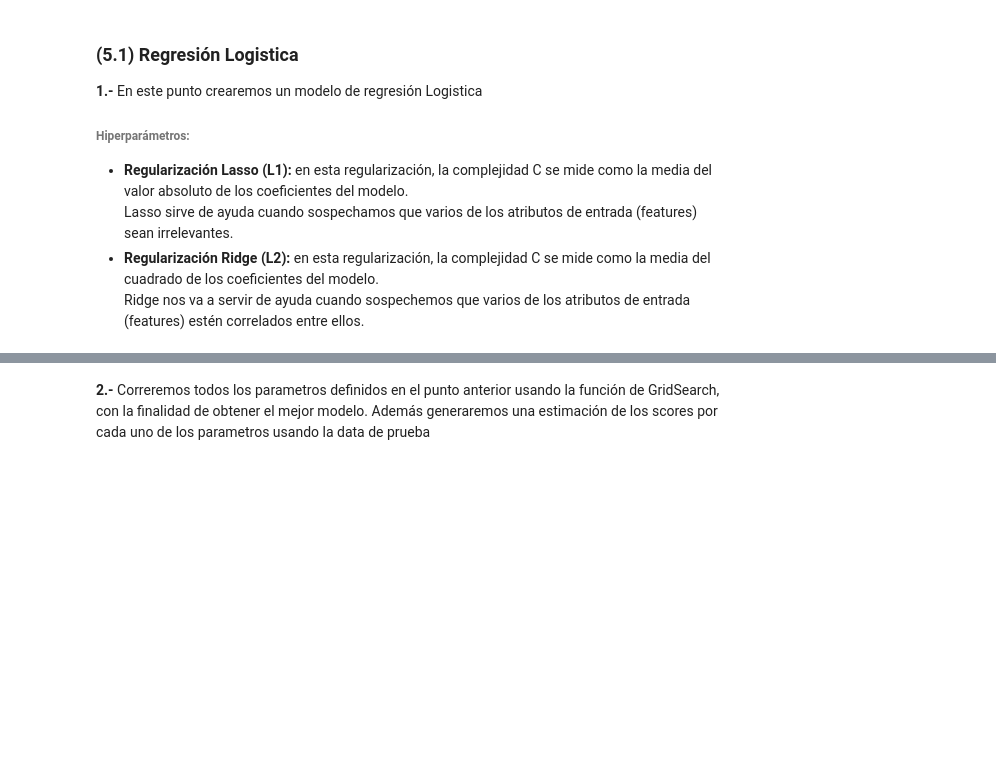
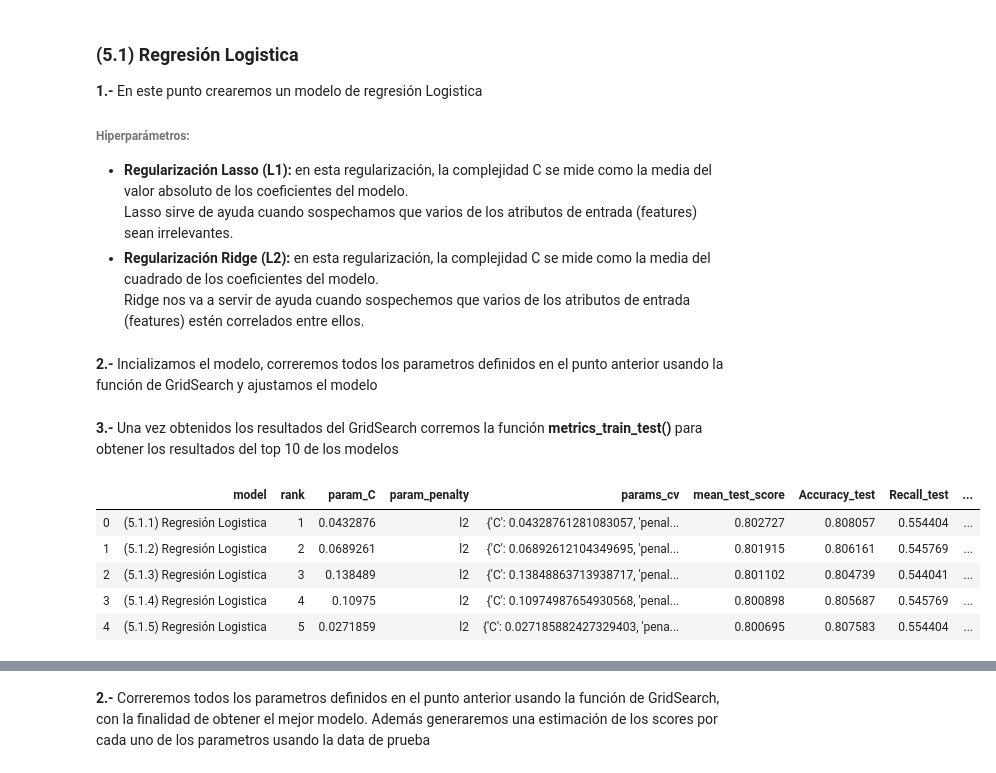
Before and after one commit to jorgeo80/UP_MCD, a Jupyter notebook: MachineLearning/Proyecto/CHURNAnalysis.ipynb, the cells around one changed output, grey strips where cells are left out. Saved outputs shown, nothing was run; the diff lists cells and outputs as text; code cells hidden in the pictures; blank space fills up the shorter version.

```diff
--- a/MachineLearning/Proyecto/CHURNAnalysis.ipynb
+++ b/MachineLearning/Proyecto/CHURNAnalysis.ipynb
@@ -271,0 +386,2 @@ lr = LogisticRegression(max_iter=1000, random_state=3013, solver='liblinear')
+# %% [markdown]
+**2.-** Incializamos el modelo, correremos todos los parametros definidos en el punto anterior usando la función de GridSearch y ajustamos el modelo
@@ -271,0 +397,18 @@ lr = LogisticRegression(max_iter=1000, random_state=3013, solver='liblinear')
+# %% [markdown]
+**3.-** Una vez obtenidos los resultados del GridSearch corremos la función **metrics_train_test()** para obtener los resultados del top 10 de los modelos
+# %%
+# Argumentos adicionales del modelo no incluidos en la variable param_grid
+lrArgs = {'max_iter': 1000, 'random_state': setSeed, 'solver': 'liblinear'}
+
+# Corremos la función que nos ayudara a obtener el top 10 delosmodelos
+lrTop10 = metrics_train_test(X_train, y_train, X_test, y_test,
+                             lr_cv, modelNumber, modelType,
+                             LogisticRegression,lrArgs)
+lrTop10.head(5)
+# %% [output]
+|  | model | rank | param_C | param_penalty | params_cv | mean_test_score | Accuracy_test | Recall_test | ... |
+| 0 | (5.1.1) Regresión Logistica | 1 | 0.0432876 | l2 | {'C': 0.04328761281083057, 'penal... | 0.802727 | 0.808057 | 0.554404 | ... |
+| 1 | (5.1.2) Regresión Logistica | 2 | 0.0689261 | l2 | {'C': 0.06892612104349695, 'penal... | 0.801915 | 0.806161 | 0.545769 | ... |
+| 2 | (5.1.3) Regresión Logistica | 3 | 0.138489 | l2 | {'C': 0.13848863713938717, 'penal... | 0.801102 | 0.804739 | 0.544041 | ... |
+| 3 | (5.1.4) Regresión Logistica | 4 | 0.10975 | l2 | {'C': 0.10974987654930568, 'penal... | 0.800898 | 0.805687 | 0.545769 | ... |
+| 4 | (5.1.5) Regresión Logistica | 5 | 0.0271859 | l2 | {'C': 0.027185882427329403, 'pena... | 0.800695 | 0.807583 | 0.554404 | ... |
```
Also changed, not shown: parts of 36 cells of this notebook.
